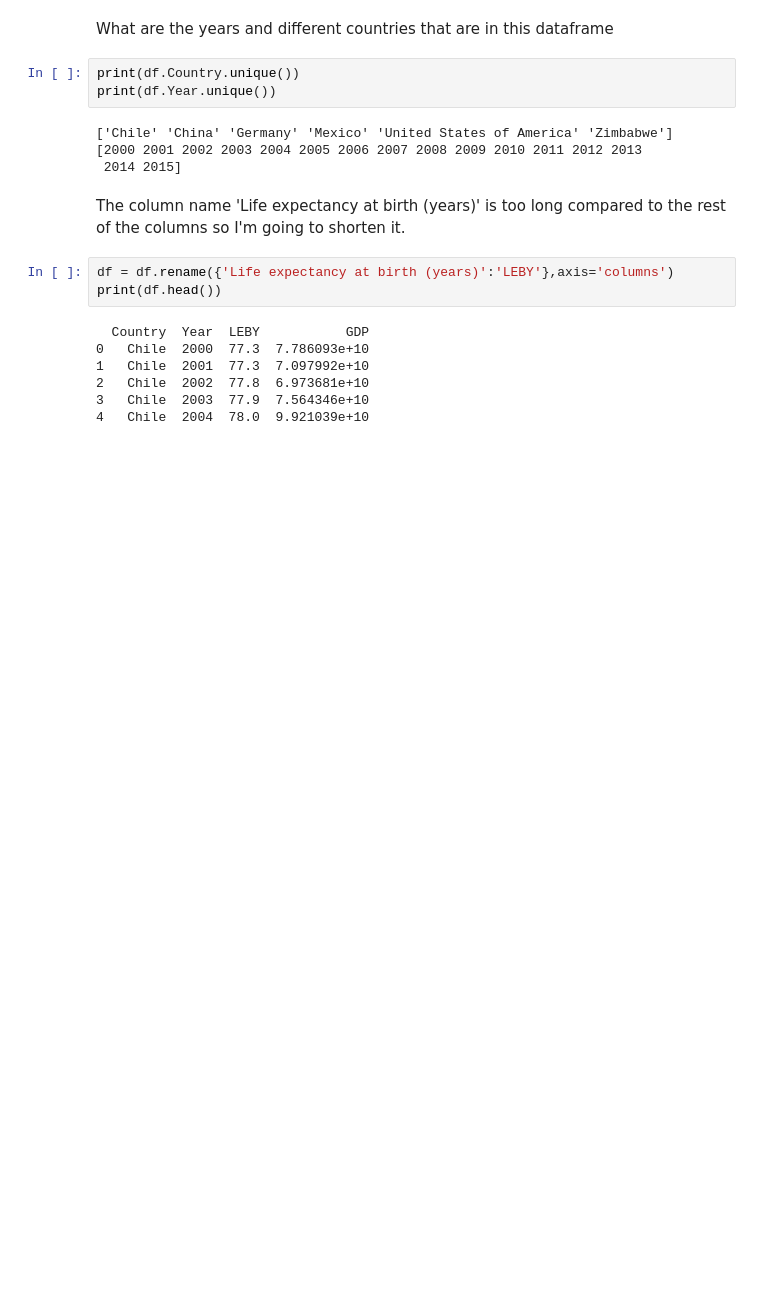
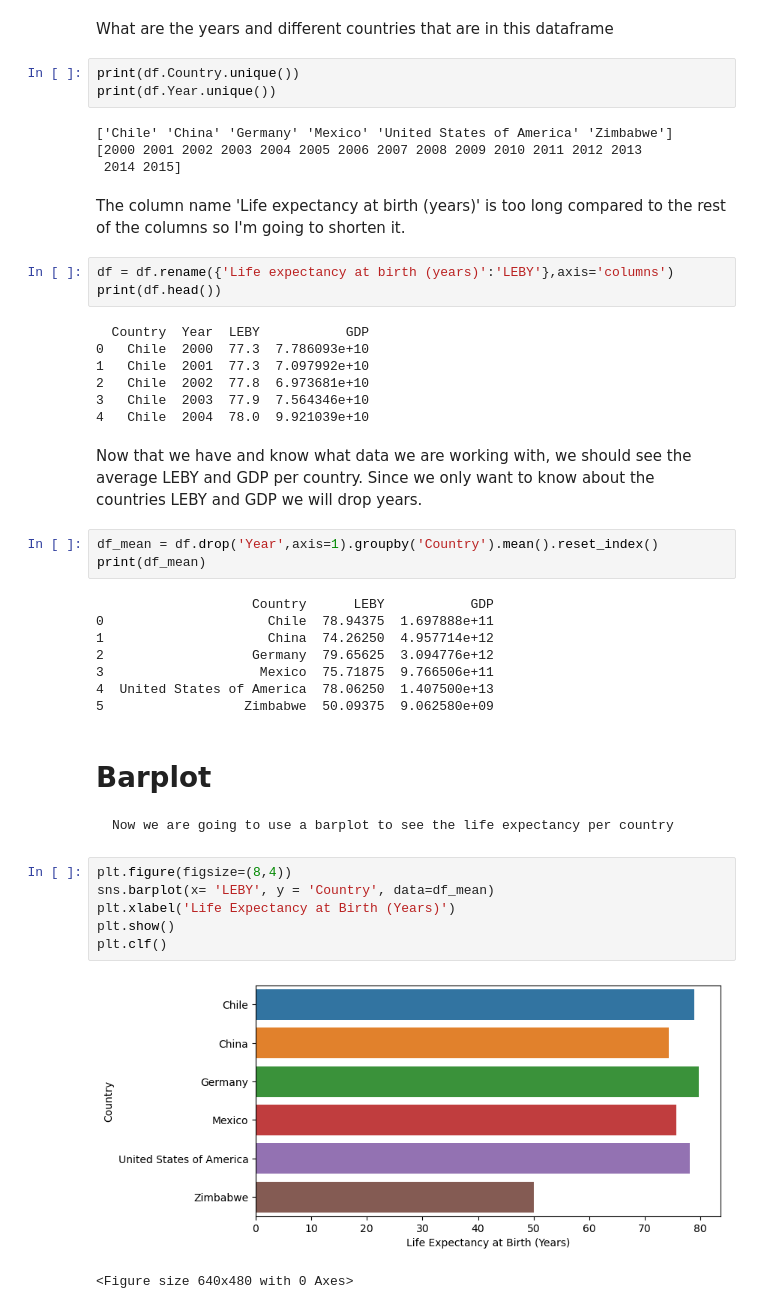
Before and after one commit to nlicari1/Portfolio-Projects, a Jupyter notebook: GDP_life_expectancy/life_expectancy_gdp.ipynb, the cells around one changed output. Cells and saved outputs as stored; diff of their text form; blank space fills up the shorter version.

Commit message:
Bar charts and line graphs

```diff
--- a/GDP_life_expectancy/life_expectancy_gdp.ipynb
+++ b/GDP_life_expectancy/life_expectancy_gdp.ipynb
@@ -51,3 +50,28 @@ print(df.head())
 2   Chile  2002  77.8  6.973681e+10
 3   Chile  2003  77.9  7.564346e+10
 4   Chile  2004  78.0  9.921039e+10
+# %% [markdown]
+Now that we have and know what data we are working with, we should see the average LEBY and GDP per country. Since we only want to know about the countries LEBY and GDP we will drop years.
+# %%
+df_mean = df.drop('Year',axis=1).groupby('Country').mean().reset_index()
+print(df_mean)
+# %% [output]
+                    Country      LEBY           GDP
+0                     Chile  78.94375  1.697888e+11
+1                     China  74.26250  4.957714e+12
+2                   Germany  79.65625  3.094776e+12
+3                    Mexico  75.71875  9.766506e+11
+4  United States of America  78.06250  1.407500e+13
+5                  Zimbabwe  50.09375  9.062580e+09
+# %% [markdown]
+# Barplot
+    Now we are going to use a barplot to see the life expectancy per country
+# %%
+plt.figure(figsize=(8,4))
+sns.barplot(x= 'LEBY', y = 'Country', data=df_mean)
+plt.xlabel('Life Expectancy at Birth (Years)')
+plt.show()
+plt.clf()
+# %% [output]
+[figure, added]
+<Figure size 640x480 with 0 Axes>
```
Also changed, not shown: parts of 12 cells of this notebook.
